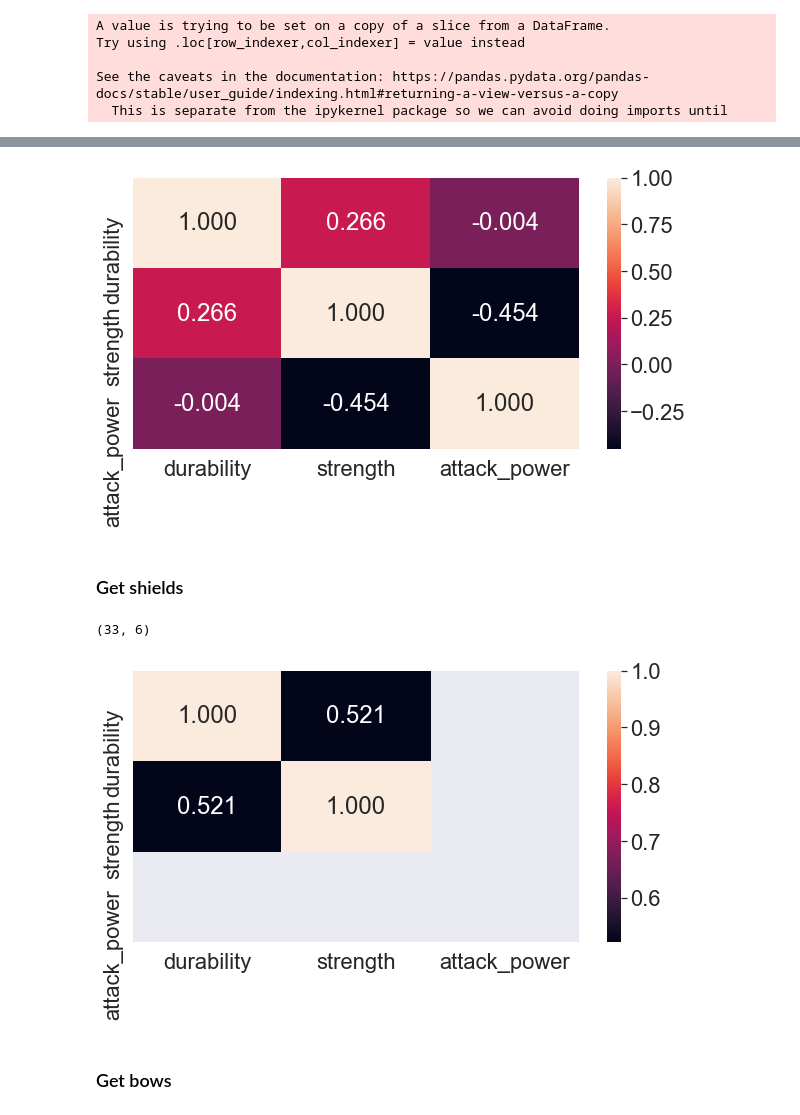
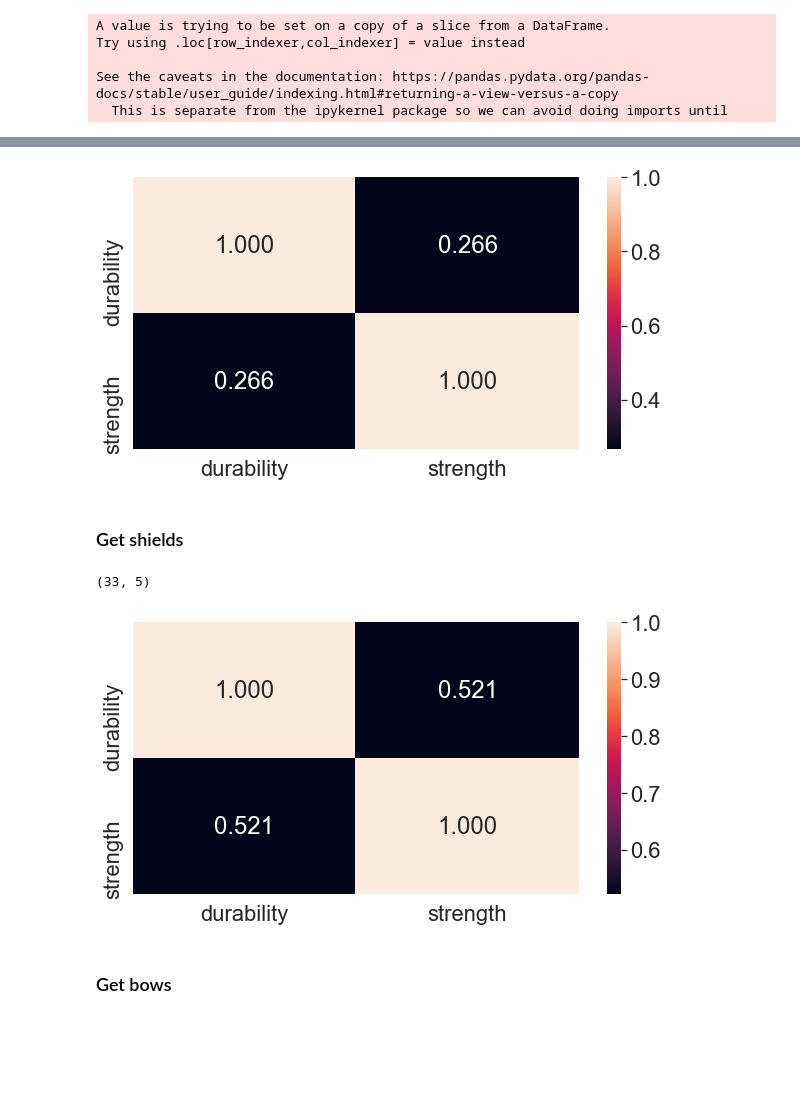
Before and after one commit to Vini2/CodeForMediumArticles, a Jupyter notebook: Zelda_BOTW/Zelda BOTW - Weapon, Shield and Bow Analysis.ipynb, the cells around one changed output, grey strips where cells are left out. Saved outputs shown, nothing was run; the diff lists cells and outputs as text; code cells hidden in the pictures; blank space fills up the shorter version.

```diff
--- a/Zelda_BOTW/Zelda BOTW - Weapon, Shield and Bow Analysis.ipynb
+++ b/Zelda_BOTW/Zelda BOTW - Weapon, Shield and Bow Analysis.ipynb
@@ -72,17 +65,0 @@ dataframe.shape
-# %%
-attack_power = []
-
-for i in range(dataframe.shape[0]):
-    if dataframe.loc[i,"subclass"]=="Light":
-        attack_power.append(2.13)
-    elif dataframe.loc[i,"subclass"]=="Heavy":
-        attack_power.append(0.83)
-    elif dataframe.loc[i,"subclass"]=="Pole-arm":
-        attack_power.append(2.50)
-    elif dataframe.loc[i,"class"]=="Bow" and dataframe.loc[i,"subclass"]==None:
-        attack_power.append(0.70)
-    else:
-        attack_power.append(0.0)
-
-# dataframe['attack_power'] = attack_power
-dataframe.insert(5, "attack_power", attack_power, True)
@@ -142,13 +87,13 @@ weapons
 # %%
 # correlation matrix
 sns.set(font_scale=2)
 fig, ax = plt.subplots(1,1, figsize=(10,5))
-my_cols = ['durability', 'strength', 'attack_power']
+my_cols = ['durability', 'strength']
 all_cor = sns.heatmap(weapons[my_cols].corr(), fmt=".3f", annot=True)
 
 plt.savefig('weapons_heatmap.png', bbox_inches='tight')
 # %% [output]
-[figure, old version]
+[figure, new version]
 # %% [markdown]
 ### Get shields
 # %%
@@ -156,7 +101,7 @@ shields = dataframe[dataframe["class"] == "Shield"]
 # %%
 shields.shape
 # %% [output]
-(33, 6)
+(33, 5)
 # %%
 # correlation matrix
 fig, ax = plt.subplots(1,1, figsize=(10,5))
@@ -164,7 +109,7 @@ all_cor = sns.heatmap(shields[my_cols].corr(), fmt=".3f", annot=True)
 
 plt.savefig('shields_heatmap.png', bbox_inches='tight')
 # %% [output]
-[figure, old version]
+[figure, new version]
 # %% [markdown]
 ### Get bows
 # %%
```
Also changed, not shown: parts of 21 cells of this notebook, 1 other file.
